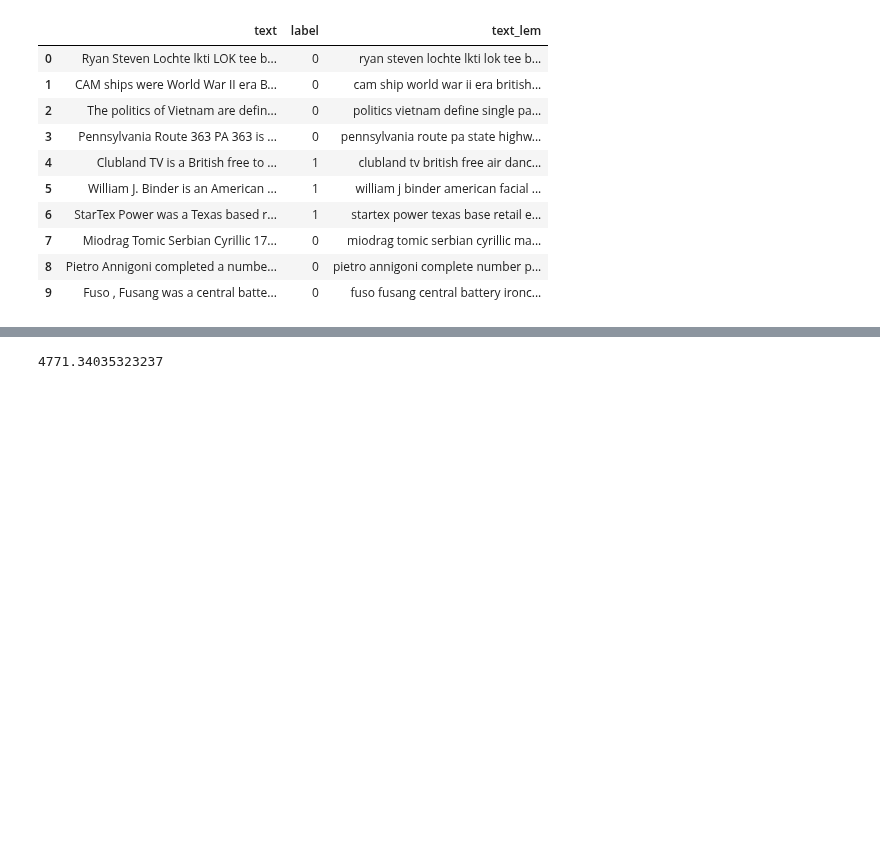
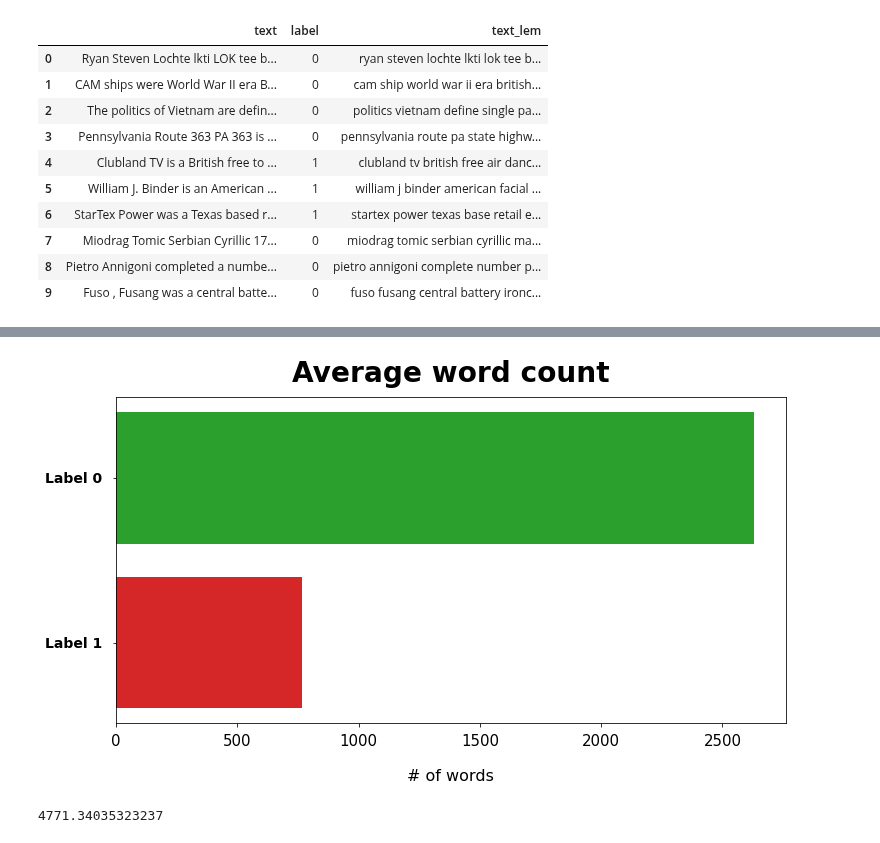
Before and after one commit to toastdeini/Wikipedia-article-quality, a Jupyter notebook: prep/Exploratory_Analysis.ipynb, the cells around one changed output, grey strips where cells are left out. Drawn from its saved outputs; the diff is of its cells as text; code cells hidden in the pictures; blank space fills up the shorter version.

```diff
--- a/prep/Exploratory_Analysis.ipynb
+++ b/prep/Exploratory_Analysis.ipynb
@@ -481,3 +485,7 @@ True
+# %%
+plot_word_counts(avg_words[0], avg_words[1])
+# %% [output]
+[figure, added]
 # %%
 lemmed_df.loc[lemmed_df['label'] == 1]['text'].str.len().mean()
 # %% [output]
```
Also changed, not shown: parts of 3 cells of this notebook, 3 other files.
